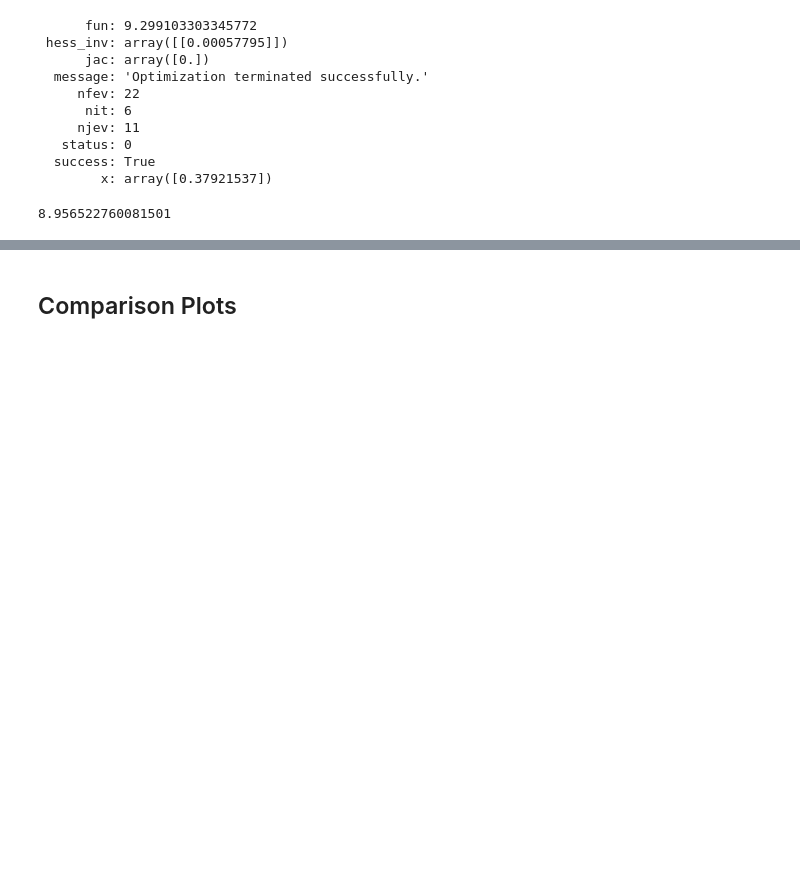
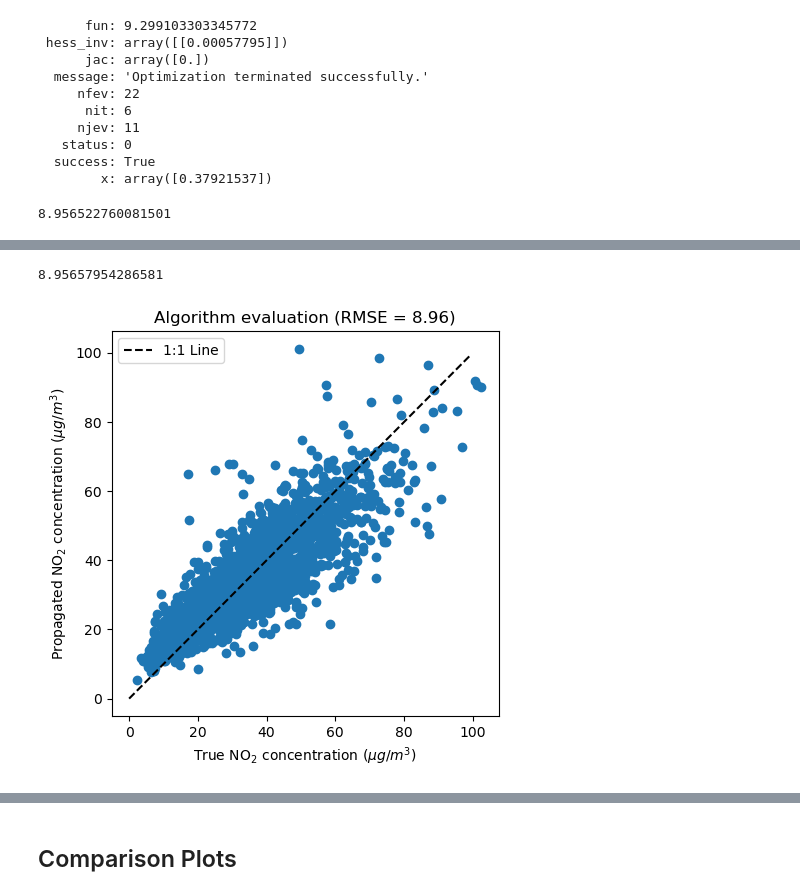
Before and after one commit to michellewl/AQ-graph-prop, a Jupyter notebook: NO2_propagation.ipynb, the cells around one changed output, grey strips where cells are left out. Drawn from its saved outputs; the diff is of its cells as text; code cells hidden in the pictures; blank space fills up the shorter version.

Commit message:
NO2_propagation code edits to streamline and annotate. Finished graph propagation method.

```diff
--- a/NO2_propagation.ipynb
+++ b/NO2_propagation.ipynb
@@ -916,25 +888,22 @@ compute_alpha_error(0.3792, 1.07, 1, initial, nan_entries, filled_data, euclidea
-# %%
-'''
-t_alpha = 0.12212779
-t_hop = 3
-t_threshold = 1.06
-# error - 9.225
-'''
-
-Z2, A2 = compute_progation_matrix(filled_data, euclidean, threshold=1.06, L=3, alpha=0.122)
-final2 = []
-for entry in nan_entries:
-    final2.append(Z2[entry])
-
-x = np.arange(100)
-plt.figure(figsize=(5, 5))
-plt.scatter(initial, final2)
-plt.plot(x, x, color='black')
-plt.title(r'Algorithm evaluation (RMSE = 9.23)')
-plt.xlabel(r'True NO$_2$ concentration ($\mu g/mm^3$)')
-plt.ylabel(r'Propagated NO$_2$ concentration ($\mu g/mm^3$)')
-
-compute_alpha_error(0.122, 1.06, 3, initial, nan_entries, filled_data, euclidean)
+# %%
+# Plot propagated values against true values
+
+Z, A = compute_propagation_matrix(filled_data, euclidean, threshold=tuned_threshold, L=tuned_hop, alpha=tuned_alpha)
+final = [Z[entry] for entry in nan_entries]
+
+x = np.arange(100)
+plt.figure(figsize=(5, 5))
+plt.scatter(initial, final)
+plt.plot(x, x, color='black', linestyle='--', label='1:1 Line')  # Adding a label for the 1:1 line
+plt.title(f'Algorithm evaluation (RMSE = {compute_error(tuned_alpha, tuned_threshold, tuned_hop, initial, nan_entries, filled_data, euclidean):.2f})')
+plt.xlabel(r'True NO$_2$ concentration ($\mu g/m^3$)')
+plt.ylabel(r'Propagated NO$_2$ concentration ($\mu g/m^3$)')
+plt.legend()  # Displaying the legend
+
+compute_error(tuned_alpha, tuned_threshold, tuned_hop, initial, nan_entries, filled_data, euclidean)
+# %% [output]
+8.95657954286581
+[figure, added]
 # %%
 for i in range(len(final)):
     print(f'{initial[i]} -> {final[i]}')
```
Also changed, not shown: parts of 28 cells of this notebook.
